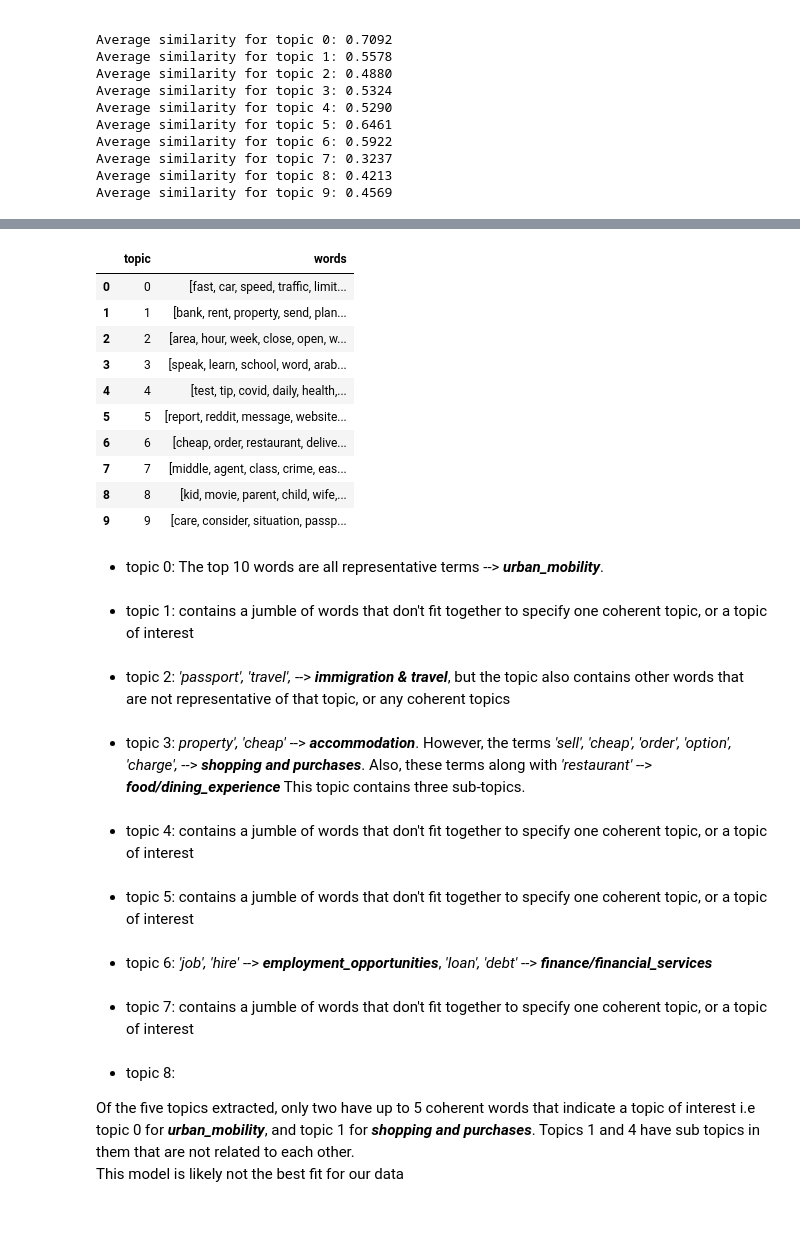
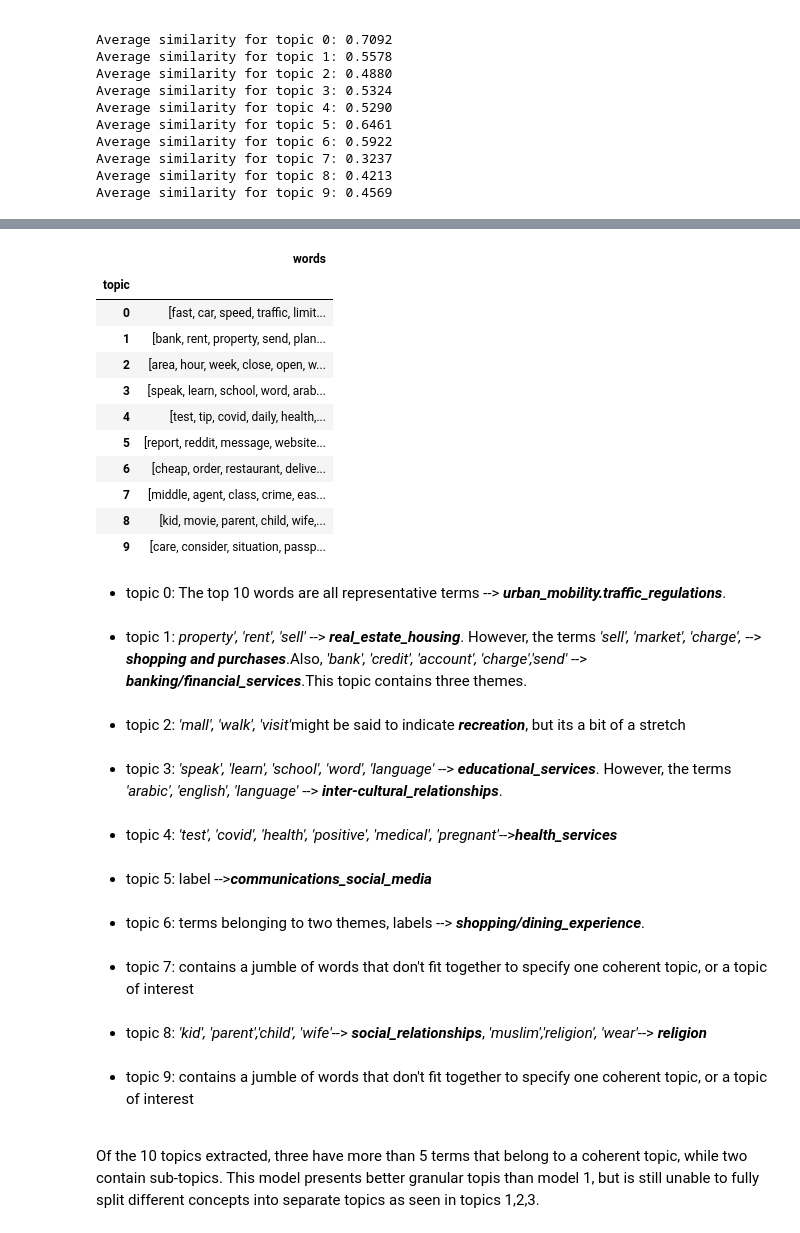
Before and after one commit to luisanomayo/MSc_Thesis_NLP_topic_modelling, a Jupyter notebook: topic_modelling/LDA_models/notebooks/model_evaluations.ipynb, the cells around one changed output, grey strips where cells are left out. Drawn from its saved outputs; the diff is of its cells as text; code cells hidden in the pictures.

```diff
--- a/topic_modelling/LDA_models/notebooks/model_evaluations.ipynb
+++ b/topic_modelling/LDA_models/notebooks/model_evaluations.ipynb
@@ -397,42 +374,45 @@ display(model_2.print_topics(num_topics = -1))
 # %%
 #dataset of topcis and topic representation
 num_topics = model_2.num_topics
 
 topics_words = []
 
 for topic in range(num_topics):
     topic_words = model_2.show_topic(topic, topn = 10)
     words = [word[0] for word in topic_words]
     topics_words.append({"topic": topic, "words": words})
 
 
 #create a dataframe
-model_1_topics_df = pd.DataFrame(topics_words)
+model_2_topics_df = pd.DataFrame(topics_words)
+model_2_topics_df.set_index('topic', inplace =True)
 
 with option_context('display.max_colwidth', None):
-    display(model_1_topics_df)
+    display(model_2_topics_df)
 # %% [output]
-|  | topic | words |
-| 0 | 0 | [fast, car, speed, traffic, limit... |
-| 1 | 1 | [bank, rent, property, send, plan... |
-| 2 | 2 | [area, hour, week, close, open, w... |
-| 3 | 3 | [speak, learn, school, word, arab... |
-| 4 | 4 | [test, tip, covid, daily, health,... |
-| 5 | 5 | [report, reddit, message, website... |
-| 6 | 6 | [cheap, order, restaurant, delive... |
-| 7 | 7 | [middle, agent, class, crime, eas... |
-| 8 | 8 | [kid, movie, parent, child, wife,... |
-| 9 | 9 | [care, consider, situation, passp... |
+|  | words |
+| topic |  |
+| 0 | [fast, car, speed, traffic, limit... |
+| 1 | [bank, rent, property, send, plan... |
+| 2 | [area, hour, week, close, open, w... |
+| 3 | [speak, learn, school, word, arab... |
+| 4 | [test, tip, covid, daily, health,... |
+| 5 | [report, reddit, message, website... |
+| 6 | [cheap, order, restaurant, delive... |
+| 7 | [middle, agent, class, crime, eas... |
+| 8 | [kid, movie, parent, child, wife,... |
+| 9 | [care, consider, situation, passp... |
 # %% [markdown]
 <ul>
-    <li>topic 0: The top 10 words are all representative terms --> <em><b>urban_mobility</b></em>.</li><br>
-    <li>topic 1: contains a jumble of words that don't fit together to specify one coherent topic, or a topic of interest</li><br>
-    <li>topic 2: <em>'passport', 'travel', </em>--> <em><b>immigration & travel</b></em>, but the topic also contains other words that are not representative of that topic, or any coherent topics</li><br>
-    <li>topic 3: <em> property', 'cheap'</em> -->  <em><b>accommodation</b></em>. However, the terms <em> 'sell', 'cheap', 'order', 'option', 'charge',</em> --> <em><b>shopping and purchases</b></em>. Also, these terms along with <em>'restaurant'</em> --> <em><b> food/dining_experience</b></em> This topic contains three sub-topics.</li><br>
-    <li>topic 4: contains a jumble of words that don't fit together to specify one coherent topic, or a topic of interest</li><br>
-    <li>topic 5: contains a jumble of words that don't fit together to specify one coherent topic,  or a topic of interest</li><br>
-    <li> topic 6: <em>'job', 'hire'</em> --> <em><b>employment_opportunities</b></em>, <em>'loan', 'debt'</em> --> <em><b>finance/financial_services</b></em></li><br>
+    <li>topic 0: The top 10 words are all representative terms --> <em><b>urban_mobility.traffic_regulations</b></em>.</li><br>
+    <li>topic 1: <em> property', 'rent', 'sell'</em> -->  <em><b>real_estate_housing</b></em>. However, the terms <em> 'sell', 'market', 'charge',</em> --> <em><b>shopping and purchases</b></em>.Also, <em>'bank', 'credit', 'account', 'charge','send'</em> --> <em><b> banking/financial_services</b></em>.This topic contains three themes.</li><br>
+    <li>topic 2: <em>'mall', 'walk', 'visit'</em>might be said to indicate <em><b>recreation</b></em>, but its a bit of a stretch</li><br>
+    <li>topic 3: <em> 'speak', 'learn', 'school', 'word', 'language'</em> -->  <em><b>educational_services</b></em>. However, the terms <em> 'arabic', 'english', 'language'</em> --> <em><b>inter-cultural_relationships</b></em>.</li><br>
+    <li>topic 4: <em>'test', 'covid', 'health', 'positive', 'medical', 'pregnant'</em>--><em><b>health_services</b></em></li><br>
+    <li>topic 5: label --><em><b>communications_social_media</b></em></li><br>
+    <li> topic 6: terms belonging to two themes, labels --> <em><b>shopping/dining_experience</b></em>.</li><br>
     <li>topic 7: contains a jumble of words that don't fit together to specify one coherent topic,  or a topic of interest</li><br>
-    <li>topic 8: </li>
+    <li>topic 8: <em>'kid', 'parent','child', 'wife'</em>--> <em><b>social_relationships</b></em>, <em>'muslim','religion', 'wear'</em>--> <em><b>religion</b></em></li><br>
+    <li>topic 9: contains a jumble of words that don't fit together to specify one coherent topic, or a topic of interest</li><br>
 </ul>
-<p> Of the five topics extracted, only two have up to 5 coherent words that indicate a topic of interest i.e topic 0 for <em><b>urban_mobility</b></em>, and topic 1 for <em><b>shopping and purchases</b></em>. Topics 1 and 4 have sub topics in them that are not related to each other.<br>This model is likely not the best fit for our data</p>
+<p> Of the 10 topics extracted, three have more than 5 terms that belong to a coherent topic, while two contain sub-topics. This model presents better granular topis than model 1, but is still unable to fully split different concepts into separate topics as seen in topics 1,2,3.</p>
```
Also changed, not shown: parts of 30 cells of this notebook.
